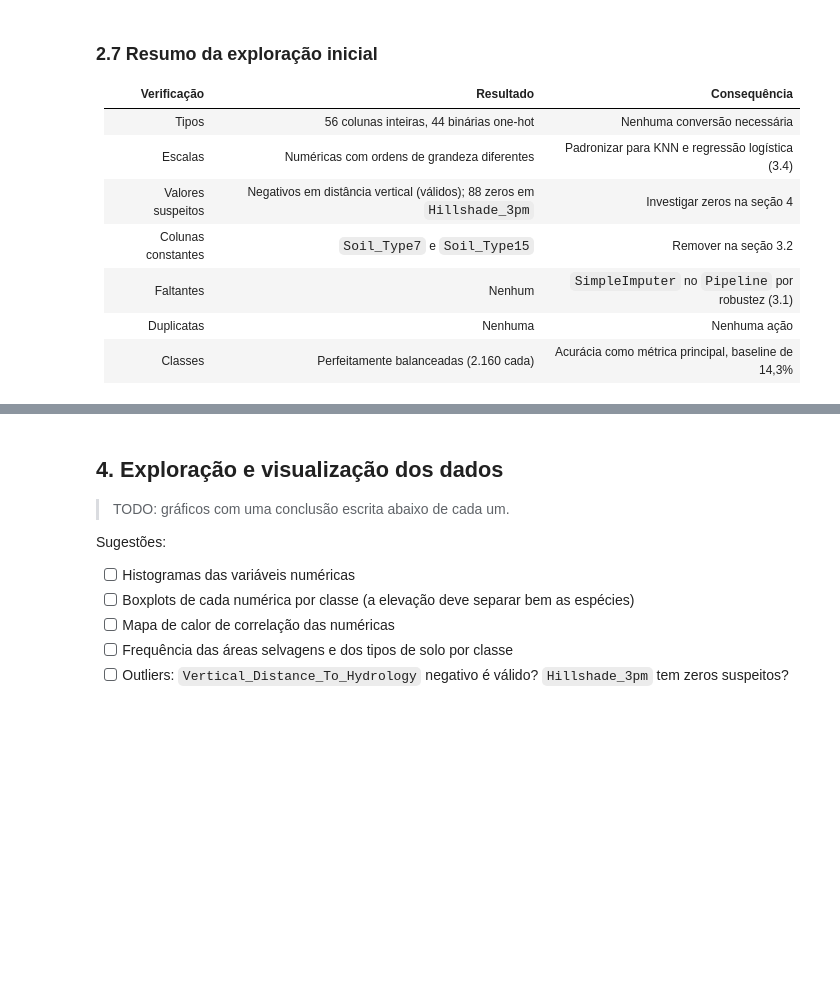
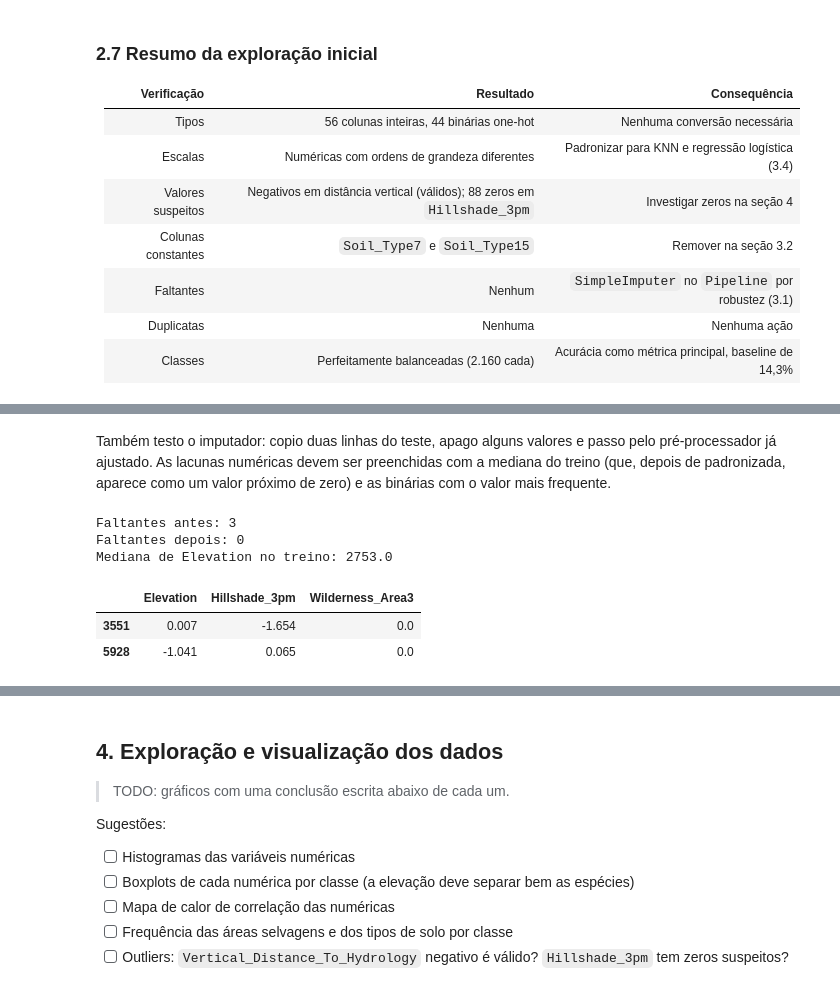
Before and after one commit to delpupoarthur/forest-cover-classification, a Jupyter notebook: forest_cover_classification.ipynb, the cells around one changed output, grey strips where cells are left out. Cells and saved outputs as stored; diff of their text form; code cells hidden in the pictures; blank space fills up the shorter version.

```diff
--- a/forest_cover_classification.ipynb
+++ b/forest_cover_classification.ipynb
@@ -323,0 +490,19 @@ Um cuidado importante: esse equilíbrio é artificial. O `train.csv` do Kaggle f
+# %% [markdown]
+Também testo o imputador: copio duas linhas do teste, apago alguns valores e passo pelo pré-processador já ajustado. As lacunas numéricas devem ser preenchidas com a mediana do treino (que, depois de padronizada, aparece como um valor próximo de zero) e as binárias com o valor mais frequente.
+# %%
+amostra = X_test.head(2).copy().astype(float)
+amostra.loc[amostra.index[0], "Elevation"] = np.nan
+amostra.loc[amostra.index[1], ["Hillshade_3pm", "Wilderness_Area3"]] = np.nan
+
+print("Faltantes antes:", amostra.isnull().sum().sum())
+transformada = preprocessor.transform(amostra)
+print("Faltantes depois:", transformada.isnull().sum().sum())
+print("Mediana de Elevation no treino:", X_train["Elevation"].median())
+transformada[["Elevation", "Hillshade_3pm", "Wilderness_Area3"]].round(3)
+# %% [output]
+Faltantes antes: 3
+Faltantes depois: 0
+Mediana de Elevation no treino: 2753.0
+|  | Elevation | Hillshade_3pm | Wilderness_Area3 |
+| 3551 | 0.007 | -1.654 | 0.0 |
+| 5928 | -1.041 | 0.065 | 0.0 |
```
Also changed, not shown: parts of 24 cells of this notebook.
